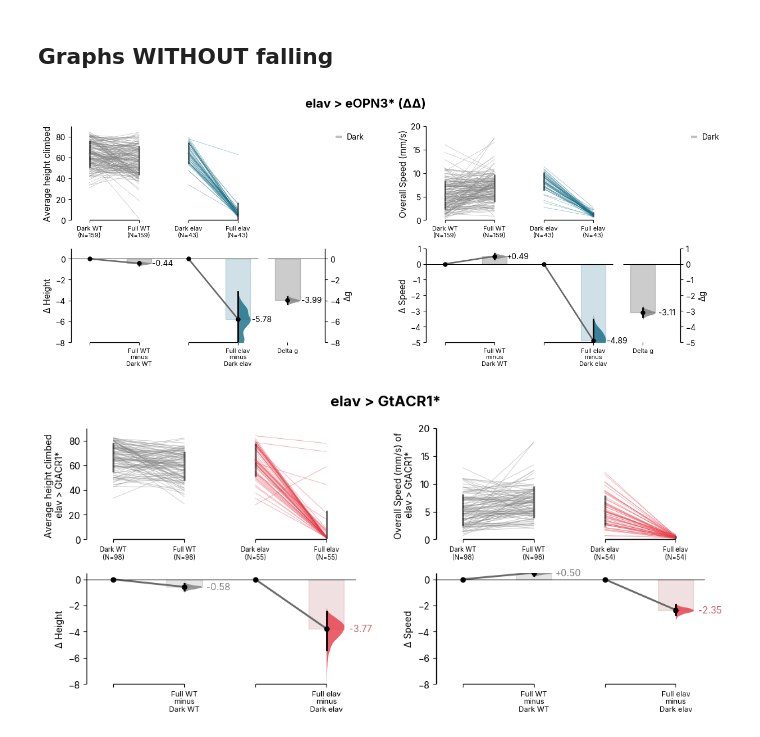
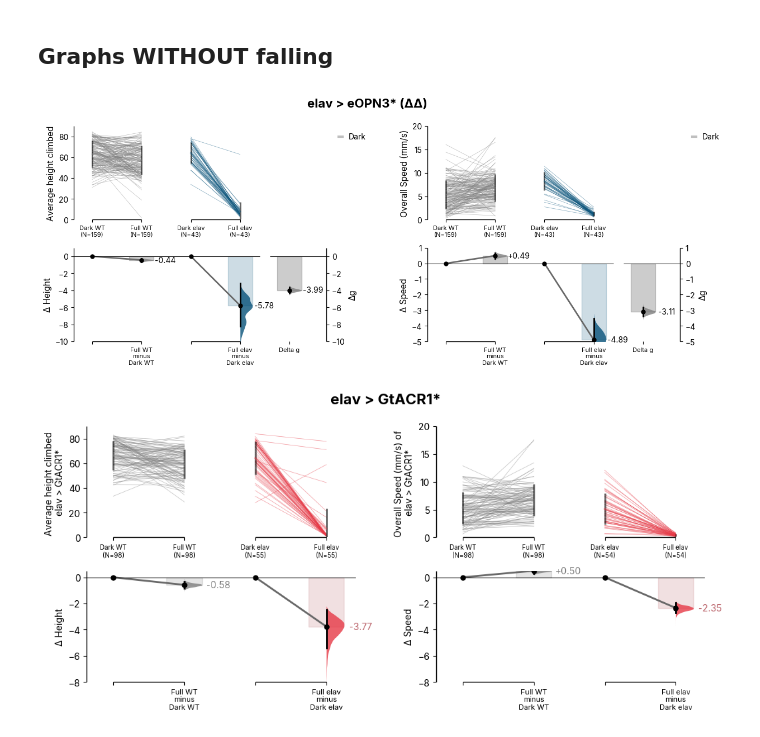
Before and after one commit to lnicole08/deltaG_screen, a Jupyter notebook: Dabest_three_plots_recovery_streamlined2.ipynb, the cells around one changed output. Drawn from its saved outputs; the diff is of its cells as text; code cells hidden in the pictures.

```diff
--- a/Dabest_three_plots_recovery_streamlined2.ipynb
+++ b/Dabest_three_plots_recovery_streamlined2.ipynb
@@ -632,11 +632,11 @@ def recolor_delta2(raw_ax, wt_color, expt_color, line_alpha=0.5, bar_alpha=0.20,
             violins[i].set_facecolor(colors[i])
             violins[i].set_alpha(violin_alpha)
 # %%
-color = "#7BBB14"
+color = "#1D8F13"
 
 if "eOPN3" in responder:
     responderrename = responder.replace("eOPN3", "AsOPN3").replace("(iii)M4", " ")
-    color = "#126C83"
+    color = "#07527A"
 
 if "[ATR]" in responder:
     responderrename = responder.replace(" [ATR]", "*").replace("ACR", "GtACR1")
@@ -654,35 +654,35 @@ secondcolor = color
 height_dabest_delta2.hedges_g.plot(
     raw_label=f"Average height climbed",
     contrast_label="Δ Height", delta2_label= "Δg",
     raw_ylim=(0, 90),
-    contrast_ylim=(-8, 1),
+    contrast_ylim=(-10, 1),
     custom_palette=[firstcolor, secondcolor],
     slopegraph_kwargs={'linewidth': 0.5},
     ax=axes_delta2[0],
     **common_style
 )
 
 velocity_dabest_delta2.hedges_g.plot(
     raw_label=f"Overall Speed (mm/s)",
     contrast_label="Δ Speed",delta2_label= "Δg",
     raw_ylim=(0, 20),
     contrast_ylim=(-5, 1),
     custom_palette=[firstcolor, secondcolor],
     slopegraph_kwargs={'linewidth': 0.5},
     ax=axes_delta2[1],
     **common_style
 )
 
 recolor_delta2(axes_delta2[0], firstcolor, secondcolor)
 recolor_delta2(axes_delta2[1], firstcolor, secondcolor)
 
 fig_delta2.suptitle(display_name_delta2, fontsize=16, fontweight='bold')
 mpl.rcParams['svg.fonttype'] = 'none'
 plt.rcParams['font.family'] = 'Inter'
 fig_delta2.savefig(savefiglocation + "delta2plots_" + date + "_" + transgenic + ".svg")
 plt.show()
 # %% [output]
-[figure, old version]
+[figure, new version]
 # %%
 # Load and preprocess data
 experimental_data = pd.read_csv(expt_file)
```
Also changed, not shown: 2 other files.
